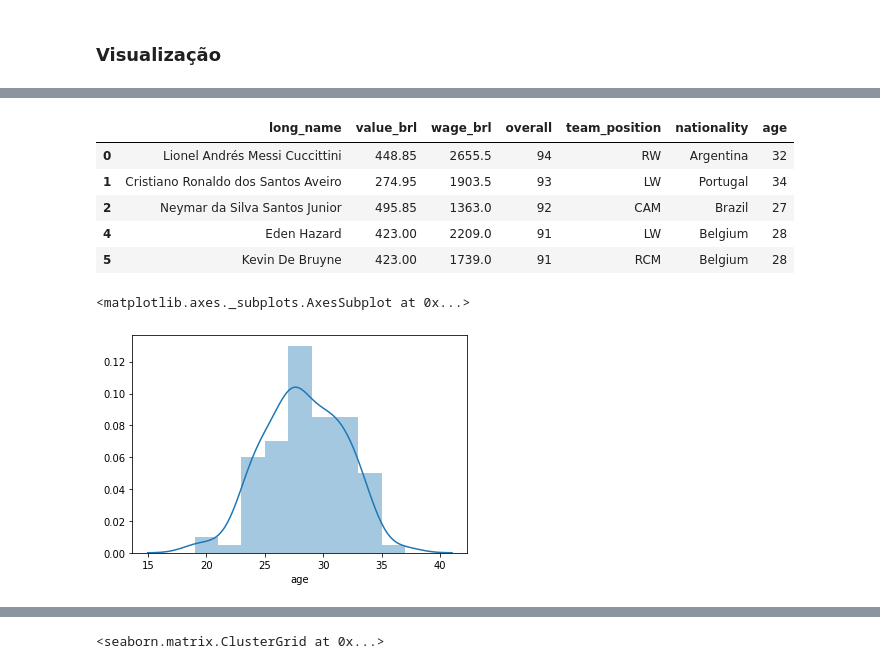
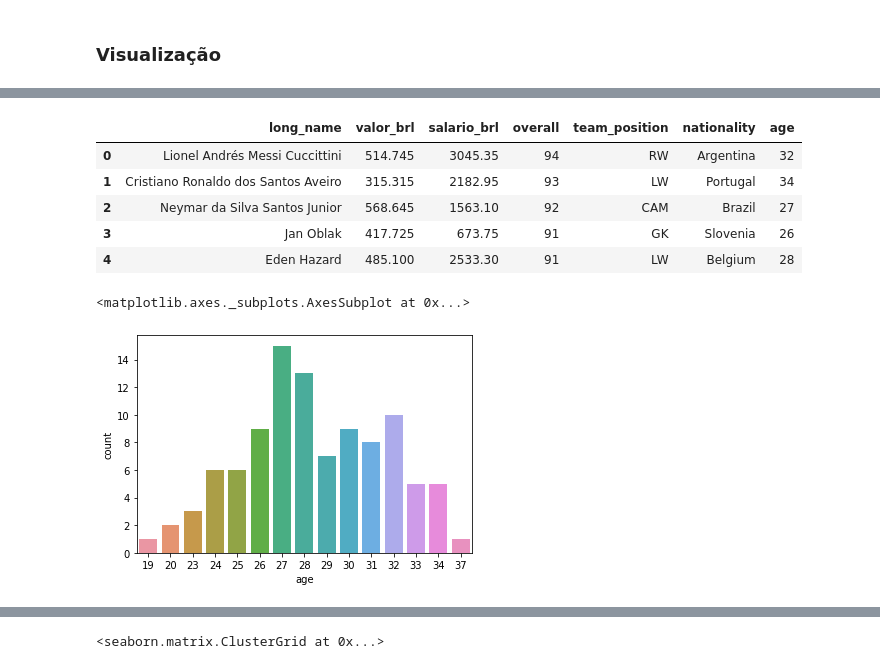
Before and after one commit to nailuz/hacking-fifa, a Jupyter notebook: fifa-analytics.ipynb, the cells around one changed output, grey strips where cells are left out. Drawn from its saved outputs; the diff is of its cells as text; code cells hidden in the pictures.

```diff
--- a/fifa-analytics.ipynb
+++ b/fifa-analytics.ipynb
@@ -357,15 +302,15 @@ players[['long_name', 'value_brl', 'wage_brl']].sort_values(by='value_brl', asce
 # %%
-top_100 = players[['long_name', 'value_brl', 'wage_brl', 'overall', 'team_position', 'nationality', 'age']].sort_values(by='overall', ascending=False).head(100)
+top_100 = dataset[['long_name', 'valor_brl', 'salario_brl', 'overall', 'team_position', 'nationality', 'age']].sort_values(by='overall', ascending=False).head(100)
 top_100.head()
 # %% [output]
-|  | long_name | value_brl | wage_brl | overall | team_position | nationality | age |
-| 0 | Lionel Andrés Messi Cuccittini | 448.85 | 2655.5 | 94 | RW | Argentina | 32 |
-| 1 | Cristiano Ronaldo dos Santos Aveiro | 274.95 | 1903.5 | 93 | LW | Portugal | 34 |
-| 2 | Neymar da Silva Santos Junior | 495.85 | 1363.0 | 92 | CAM | Brazil | 27 |
-| 4 | Eden Hazard | 423.00 | 2209.0 | 91 | LW | Belgium | 28 |
-| 5 | Kevin De Bruyne | 423.00 | 1739.0 | 91 | RCM | Belgium | 28 |
+|  | long_name | valor_brl | salario_brl | overall | team_position | nationality | age |
+| 0 | Lionel Andrés Messi Cuccittini | 514.745 | 3045.35 | 94 | RW | Argentina | 32 |
+| 1 | Cristiano Ronaldo dos Santos Aveiro | 315.315 | 2182.95 | 93 | LW | Portugal | 34 |
+| 2 | Neymar da Silva Santos Junior | 568.645 | 1563.10 | 92 | CAM | Brazil | 27 |
+| 3 | Jan Oblak | 417.725 | 673.75 | 91 | GK | Slovenia | 26 |
+| 4 | Eden Hazard | 485.100 | 2533.30 | 91 | LW | Belgium | 28 |
 # %%
-sns.distplot(top_100['age'])
+sns.countplot(top_100['age'])
 # %% [output]
 <matplotlib.axes._subplots.AxesSubplot at 0x...>
-[figure, old version]
+[figure, new version]
```
Also changed, not shown: parts of 10 cells of this notebook.
